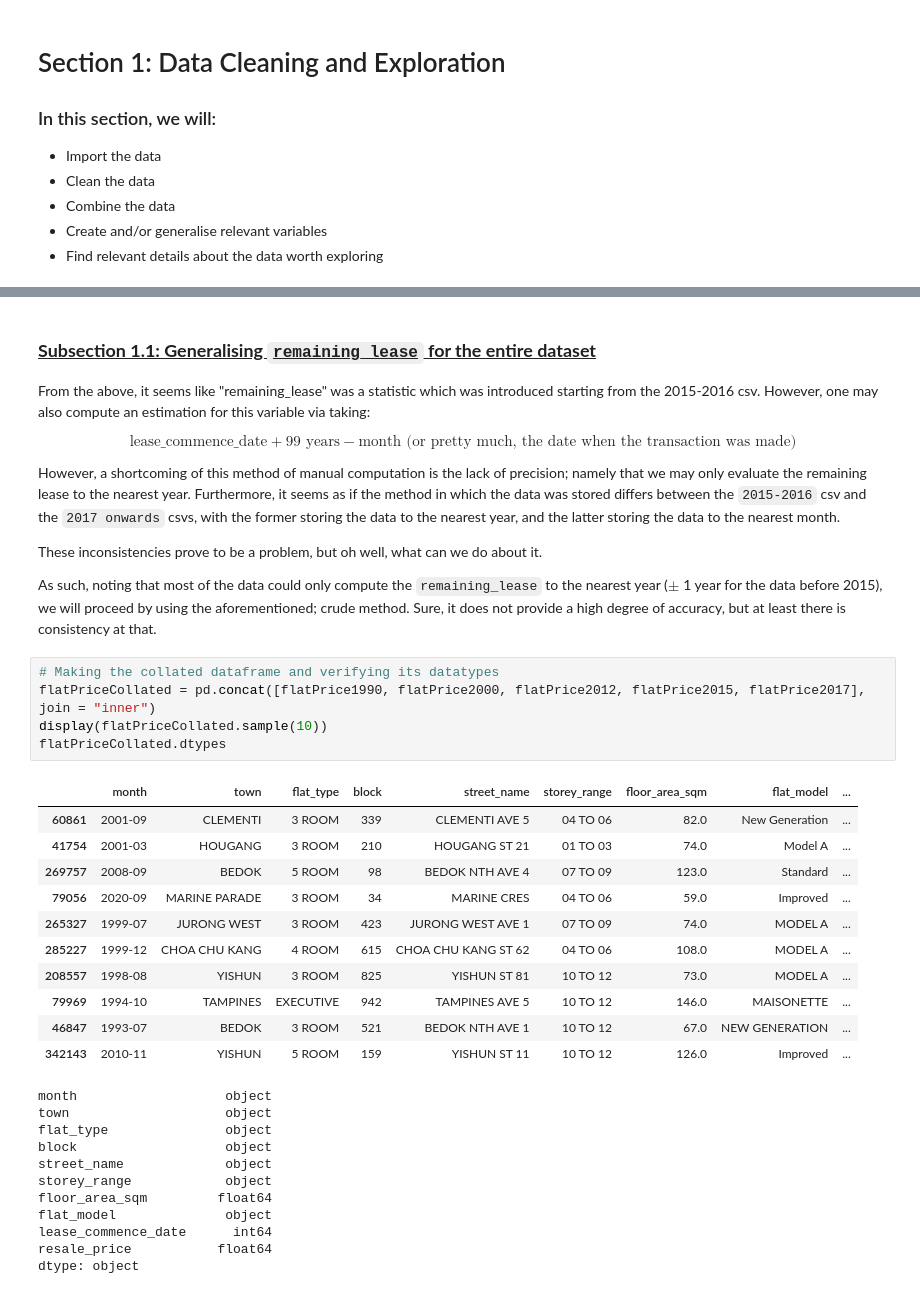
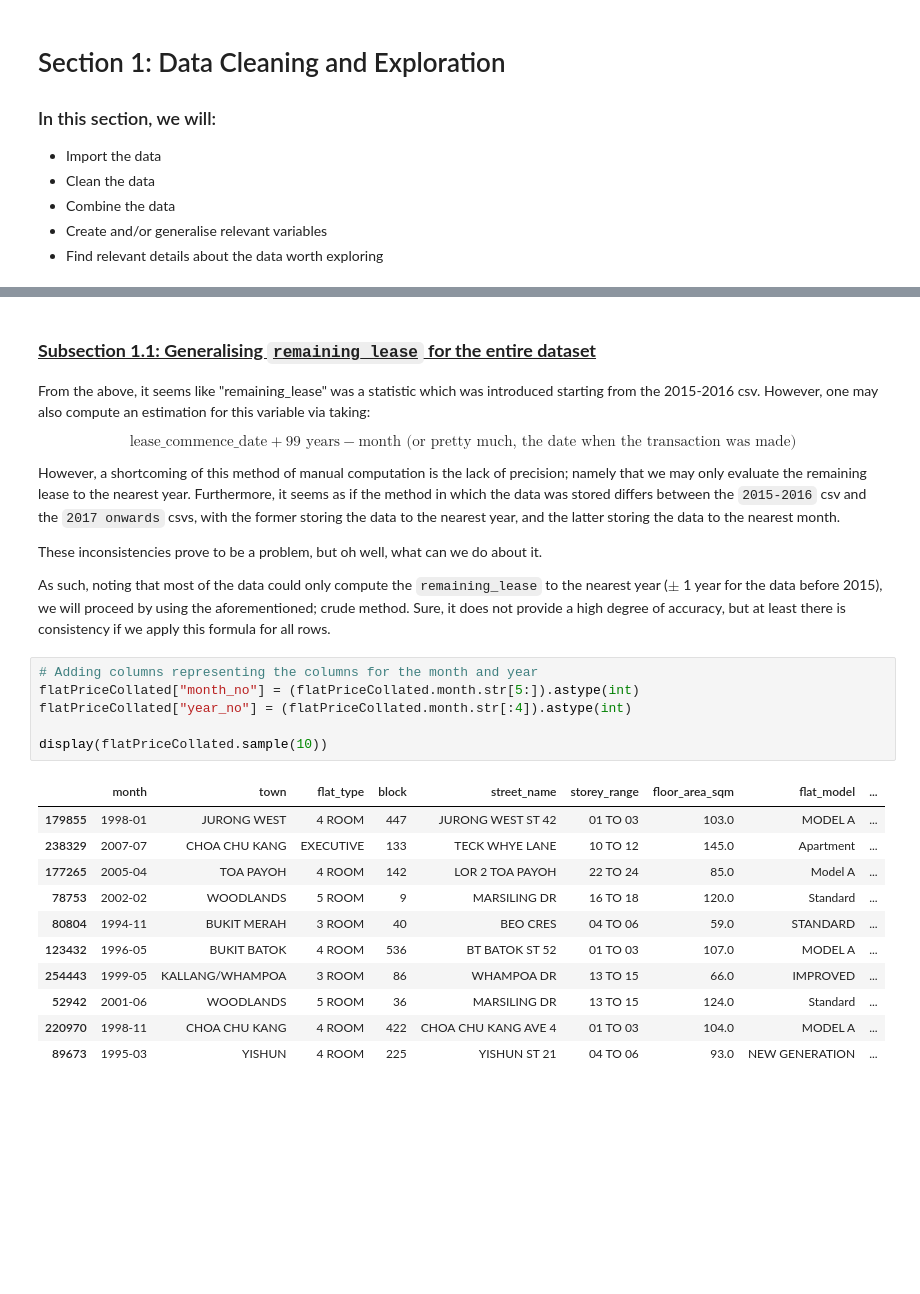
Before and after one commit to coord-geom/cs5131-assignment1, a Jupyter notebook: main.ipynb, the cells around one changed output, grey strips where cells are left out. Cells and saved outputs as stored; diff of their text form; blank space fills up the shorter version.

```diff
--- a/main.ipynb
+++ b/main.ipynb
@@ -82,35 +115,25 @@ However, a shortcoming of this method of manual computation is the lack of preci
 
 These inconsistencies prove to be a problem, but oh well, what can we do about it.
 
-As such, noting that most of the data could only compute the `remaining_lease` to the nearest year ($\pm$ 1 year for the data before 2015), we will proceed by using the aforementioned; crude method. Sure, it does not provide a high degree of accuracy, but at least there is consistency at that.
+As such, noting that most of the data could only compute the `remaining_lease` to the nearest year ($\pm$ 1 year for the data before 2015), we will proceed by using the aforementioned; crude method. Sure, it does not provide a high degree of accuracy, but at least there is consistency if we apply this formula for all rows.
-# %%
-# Making the collated dataframe and verifying its datatypes
-flatPriceCollated = pd.concat([flatPrice1990, flatPrice2000, flatPrice2012, flatPrice2015, flatPrice2017], join = "inner")
-display(flatPriceCollated.sample(10))
-flatPriceCollated.dtypes
-# %% [output]
-|  | month | town | flat_type | block | street_name | storey_range | floor_area_sqm | flat_model | ... |
-| 60861 | 2001-09 | CLEMENTI | 3 ROOM | 339 | CLEMENTI AVE 5 | 04 TO 06 | 82.0 | New Generation | ... |
-| 41754 | 2001-03 | HOUGANG | 3 ROOM | 210 | HOUGANG ST 21 | 01 TO 03 | 74.0 | Model A | ... |
-| 269757 | 2008-09 | BEDOK | 5 ROOM | 98 | BEDOK NTH AVE 4 | 07 TO 09 | 123.0 | Standard | ... |
-| 79056 | 2020-09 | MARINE PARADE | 3 ROOM | 34 | MARINE CRES | 04 TO 06 | 59.0 | Improved | ... |
-| 265327 | 1999-07 | JURONG WEST | 3 ROOM | 423 | JURONG WEST AVE 1 | 07 TO 09 | 74.0 | MODEL A | ... |
-| 285227 | 1999-12 | CHOA CHU KANG | 4 ROOM | 615 | CHOA CHU KANG ST 62 | 04 TO 06 | 108.0 | MODEL A | ... |
-| 208557 | 1998-08 | YISHUN | 3 ROOM | 825 | YISHUN ST 81 | 10 TO 12 | 73.0 | MODEL A | ... |
-| 79969 | 1994-10 | TAMPINES | EXECUTIVE | 942 | TAMPINES AVE 5 | 10 TO 12 | 146.0 | MAISONETTE | ... |
-| 46847 | 1993-07 | BEDOK | 3 ROOM | 521 | BEDOK NTH AVE 1 | 10 TO 12 | 67.0 | NEW GENERATION | ... |
-| 342143 | 2010-11 | YISHUN | 5 ROOM | 159 | YISHUN ST 11 | 10 TO 12 | 126.0 | Improved | ... |
-month                   object
-town                    object
-flat_type               object
-block                   object
-street_name             object
-storey_range            object
-floor_area_sqm         float64
-flat_model              object
-lease_commence_date      int64
-resale_price           float64
-dtype: object
+# %%
+# Adding columns representing the columns for the month and year
+flatPriceCollated["month_no"] = (flatPriceCollated.month.str[5:]).astype(int)
+flatPriceCollated["year_no"] = (flatPriceCollated.month.str[:4]).astype(int)
+
+display(flatPriceCollated.sample(10))
+# %% [output]
+|  | month | town | flat_type | block | street_name | storey_range | floor_area_sqm | flat_model | ... |
+| 179855 | 1998-01 | JURONG WEST | 4 ROOM | 447 | JURONG WEST ST 42 | 01 TO 03 | 103.0 | MODEL A | ... |
+| 238329 | 2007-07 | CHOA CHU KANG | EXECUTIVE | 133 | TECK WHYE LANE | 10 TO 12 | 145.0 | Apartment | ... |
+| 177265 | 2005-04 | TOA PAYOH | 4 ROOM | 142 | LOR 2 TOA PAYOH | 22 TO 24 | 85.0 | Model A | ... |
+| 78753 | 2002-02 | WOODLANDS | 5 ROOM | 9 | MARSILING DR | 16 TO 18 | 120.0 | Standard | ... |
+| 80804 | 1994-11 | BUKIT MERAH | 3 ROOM | 40 | BEO CRES | 04 TO 06 | 59.0 | STANDARD | ... |
+| 123432 | 1996-05 | BUKIT BATOK | 4 ROOM | 536 | BT BATOK ST 52 | 01 TO 03 | 107.0 | MODEL A | ... |
+| 254443 | 1999-05 | KALLANG/WHAMPOA | 3 ROOM | 86 | WHAMPOA DR | 13 TO 15 | 66.0 | IMPROVED | ... |
+| 52942 | 2001-06 | WOODLANDS | 5 ROOM | 36 | MARSILING DR | 13 TO 15 | 124.0 | Standard | ... |
+| 220970 | 1998-11 | CHOA CHU KANG | 4 ROOM | 422 | CHOA CHU KANG AVE 4 | 01 TO 03 | 104.0 | MODEL A | ... |
+| 89673 | 1995-03 | YISHUN | 4 ROOM | 225 | YISHUN ST 21 | 04 TO 06 | 93.0 | NEW GENERATION | ... |
 # %%
 # This is the aforementioned calculation for the remaining lease of a house with respect to when the house was resold. We
 # first implement the creation of the column "remaining_lease_manual"
```
Also changed, not shown: parts of 17 cells of this notebook, 1 other file.
